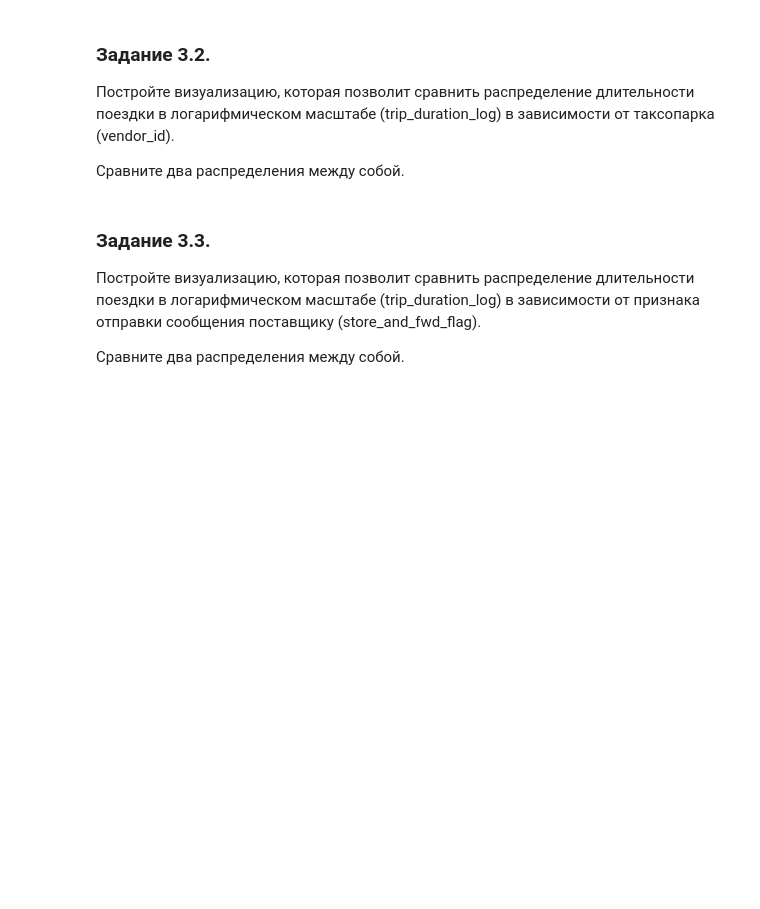
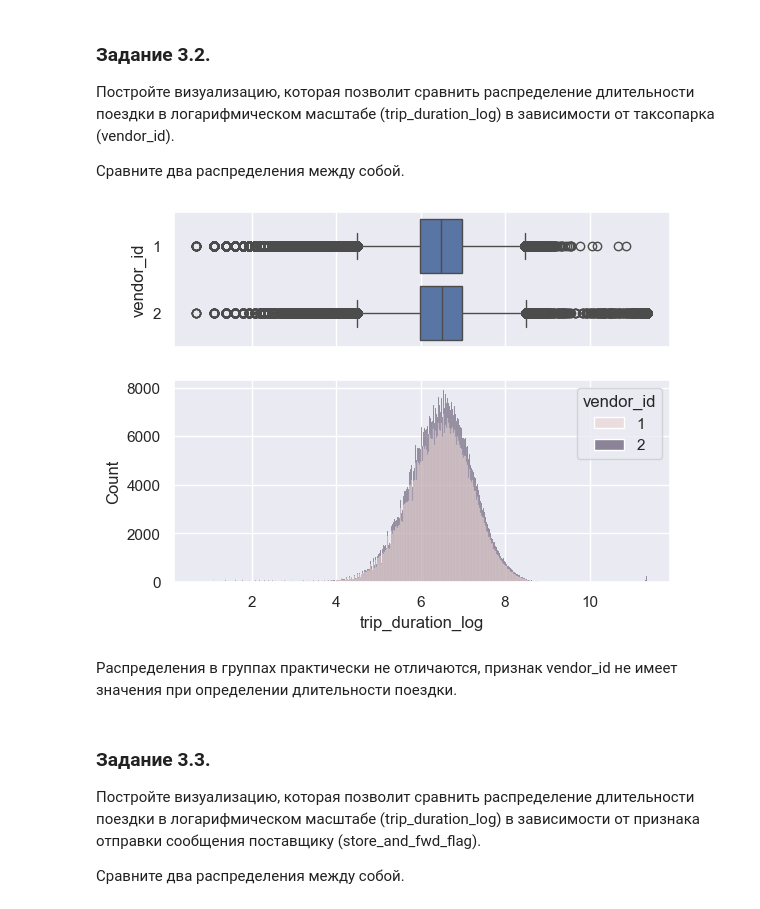
Before and after one commit to mvulf/sf_data_science, a Jupyter notebook: project_5/Project-5_Taxi.ipynb, the cells around one changed output. Cells and saved outputs as stored; diff of their text form; code cells hidden in the pictures; blank space fills up the shorter version.

```diff
--- a/project_5/Project-5_Taxi.ipynb
+++ b/project_5/Project-5_Taxi.ipynb
@@ -221,7 +402,15 @@ def get_angle_direction(lat1, lng1, lat2, lng2):
 coords = np.hstack((taxi_data[['pickup_latitude', 'pickup_longitude']],
                     taxi_data[['dropoff_latitude', 'dropoff_longitude']]))
 # обучаем алгоритм кластеризации
-kmeans = cluster.KMeans(n_clusters=10, random_state=42)
+kmeans = cluster.KMeans(n_clusters=10, random_state=42, n_init=10)
 kmeans.fit(coords)
 
-# ваш код здесь
+def add_cluster_features(taxi_data, kmeans):
+    coords = np.hstack((taxi_data[['pickup_latitude', 'pickup_longitude']],
+                    taxi_data[['dropoff_latitude', 'dropoff_longitude']]))
+    taxi_data['geo_cluster'] = kmeans.predict(coords)
+
+    return taxi_data
+
+taxi_data = add_cluster_features(taxi_data, kmeans)
+taxi_data['geo_cluster'].value_counts()
@@ -325,3 +606,13 @@ taxi_data['trip_duration_log'] = np.log(taxi_data['trip_duration']+1)
+# %%
+fig, (ax_box, ax_hist) = plt.subplots(2, sharex=True,
+                                    gridspec_kw={"height_ratios": (.40, .60)})
+sns.boxplot(data = taxi_data, orient='h', ax=ax_box, x='trip_duration_log', y='vendor_id')
+sns.histplot(data=taxi_data, x='trip_duration_log', ax=ax_hist, hue='vendor_id')
+ax_box.set_xlabel('');
+# %% [output]
+[figure, added]
+# %% [markdown]
+Распределения в группах практически не отличаются, признак vendor_id не имеет значения при определении длительности поездки.
 # %% [markdown]
 ### Задание 3.3.
 Постройте визуализацию, которая позволит сравнить распределение длительности поездки в логарифмическом масштабе (trip_duration_log) в зависимости от признака отправки сообщения поставщику (store_and_fwd_flag).
```
Also changed, not shown: parts of 111 cells of this notebook, 7 other files.
